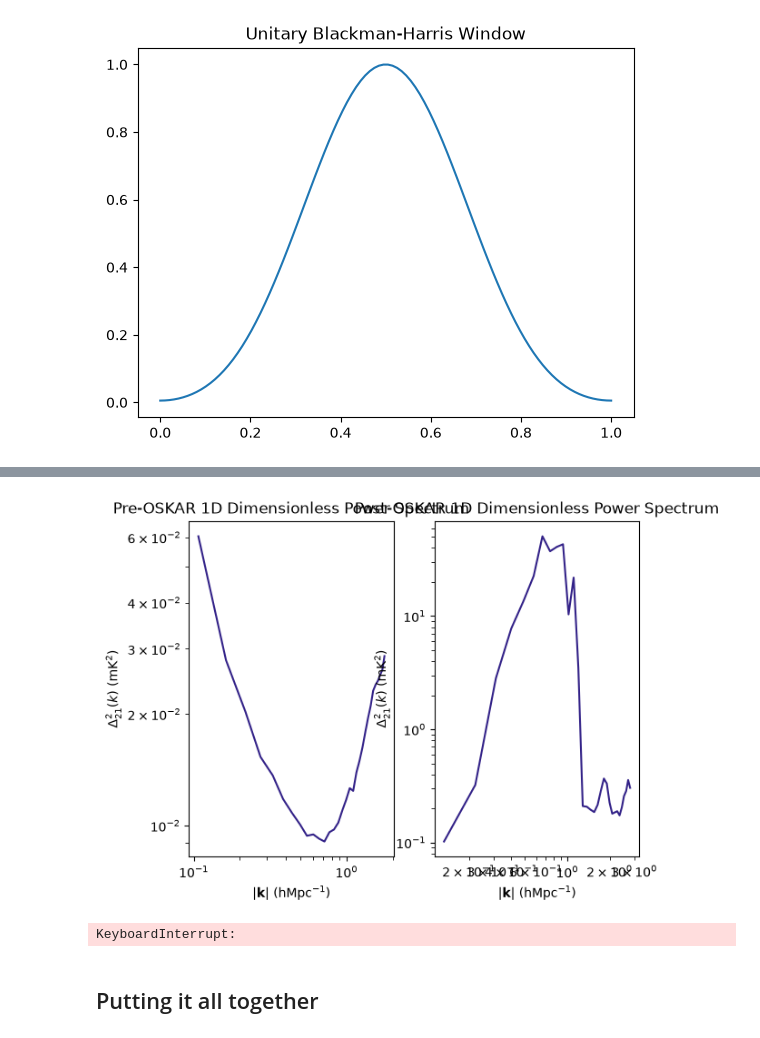
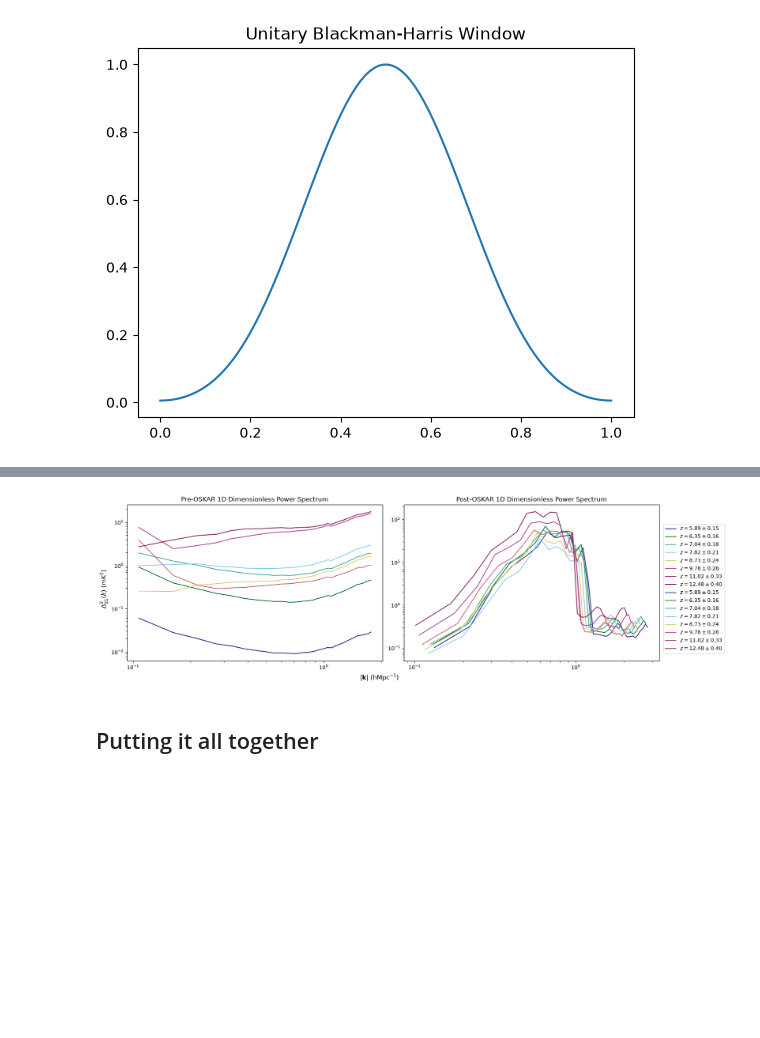
Before and after one commit to oliviax727/phd-programs, a Jupyter notebook: oskar-chips/h5-to-ps.ipynb, the cells around one changed output, grey strips where cells are left out. Saved outputs shown, nothing was run; the diff lists cells and outputs as text; code cells hidden in the pictures; blank space fills up the shorter version.

```diff
--- a/oskar-chips/h5-to-ps.ipynb
+++ b/oskar-chips/h5-to-ps.ipynb
@@ -383,5 +227,5 @@ plt.show()
 # %%
-def plot_1dps_axis(ax, k, ps1d, z_bin, color = (0.0, 0.0, 0.0), plot_extras = True):
+def plot_1dps_axis(ax, k, ps1d, z_bin, color = (0.0, 0.0, 0.0)):
     """Plots a 1-dimensional power spectrum onto a given axis."""
 
     ax.plot(
@@ -390,19 +234,8 @@ def plot_1dps_axis(ax, k, ps1d, z_bin, color = (0.0, 0.0, 0.0), plot_extras = Tr
         label=r"$z = " + f"{z_bin[1]:.2f}" + r"\pm" + f"{(z_bin[2] - z_bin[0])/2:.2f}" + r"$",
         color=color
         )
-
-    ax.set_xlabel(r"$|\mathbf{k}|$ ($\mathrm{h} \mathrm{Mpc}^{-1}$)")
-    ax.set_ylabel(r"$\Delta_{21}^2 (k)$ ($\mathrm{mK}^2$)")
-
-    ax.set_xscale("log")
-    ax.set_yscale("log")
-
-    ax.tick_params(which="minor", length=3)
-
-    if plot_extras:
-        ax.legend(loc='center left', bbox_to_anchor=(1, 0.5))
 # %%
-fig, ax = plt.subplots(nrows=1, ncols=2)
+fig, ax = plt.subplots(nrows=1, ncols=2, layout="constrained")
 
 [ax1, ax2] = ax
 
@@ -410,43 +243,55 @@ tol_color = [
     "#332288",
     "#117733",
     "#44aa99",
     "#88ccee",
     "#ddcc77",
     "#cc6677",
     "#aa4499",
     "#882255",
 ]
 
 for i in range(8):
     # Both
     chunk_sel = int(i * chunk_values.shape[0] / 8) + 2
     czbn = chunk_z_bins[chunk_sel]
 
     # Pre
     chunk = chunk_values[chunk_sel, :, :, :]
     cvox = chunk_voxels[chunk_sel, :, :, :]
 
     ps2d, k_perp, k_para = pst.cylindrical_power_spectrum(*pst.cubic_power_spectra(chunk, cvox))
-
     ps1d, k = pst.dimensionless_power_spectrum(ps2d, k_perp, k_para)
 
-    plot_1dps_axis(ax1, k, ps1d, czbn, tol_color[i], i == 7)
+    plot_1dps_axis(ax1, k, ps1d, czbn, tol_color[i])
 
     # Post
     ps2d, k_perp, k_para = chipsm.extract_and_load_2dps(f"~/oskareor.data/oskar.data/fiducial/ps2ds/fiducial_ps2d_data_chunk_{chunk_sel}.npz")
-
     ps1d, k = pst.dimensionless_power_spectrum(ps2d, k_perp, k_para)
 
-    plot_1dps_axis(ax2, k, ps1d, czbn, tol_color[i], i == 7)
+    plot_1dps_axis(ax2, k, ps1d, czbn, tol_color[i])
 
 
-    ax1.set_title(r"Pre-OSKAR 1D Dimensionless Power Spectrum")
-    ax2.set_title(r"Post-OSKAR 1D Dimensionless Power Spectrum")
-    plt.show()
-    exit
+fig.supxlabel(r"$|\mathbf{k}|$ ($\mathrm{h} \mathrm{Mpc}^{-1}$)")
+fig.supylabel(r"$\Delta_{21}^2 (k)$ ($\mathrm{mK}^2$)")
+
+ax1.set_xscale("log")
+ax2.set_xscale("log")
+ax1.set_yscale("log")
+ax2.set_yscale("log")
+
+ax1.tick_params(which="minor", length=3)
+ax2.tick_params(which="minor", length=3)
+
+fig.legend(loc='center left', bbox_to_anchor=(1, 0.5))
+
+fig.set_size_inches((12,5))
+
+ax1.set_title(r"Pre-OSKAR 1D Dimensionless Power Spectrum")
+ax2.set_title(r"Post-OSKAR 1D Dimensionless Power Spectrum")
+
+plt.show()
 # %% [output]
-[figure, old version]
+[figure, new version]
-KeyboardInterrupt:
 # %% [markdown]
 ## Putting it all together
 # %%
```
Also changed, not shown: parts of 9 cells of this notebook.
